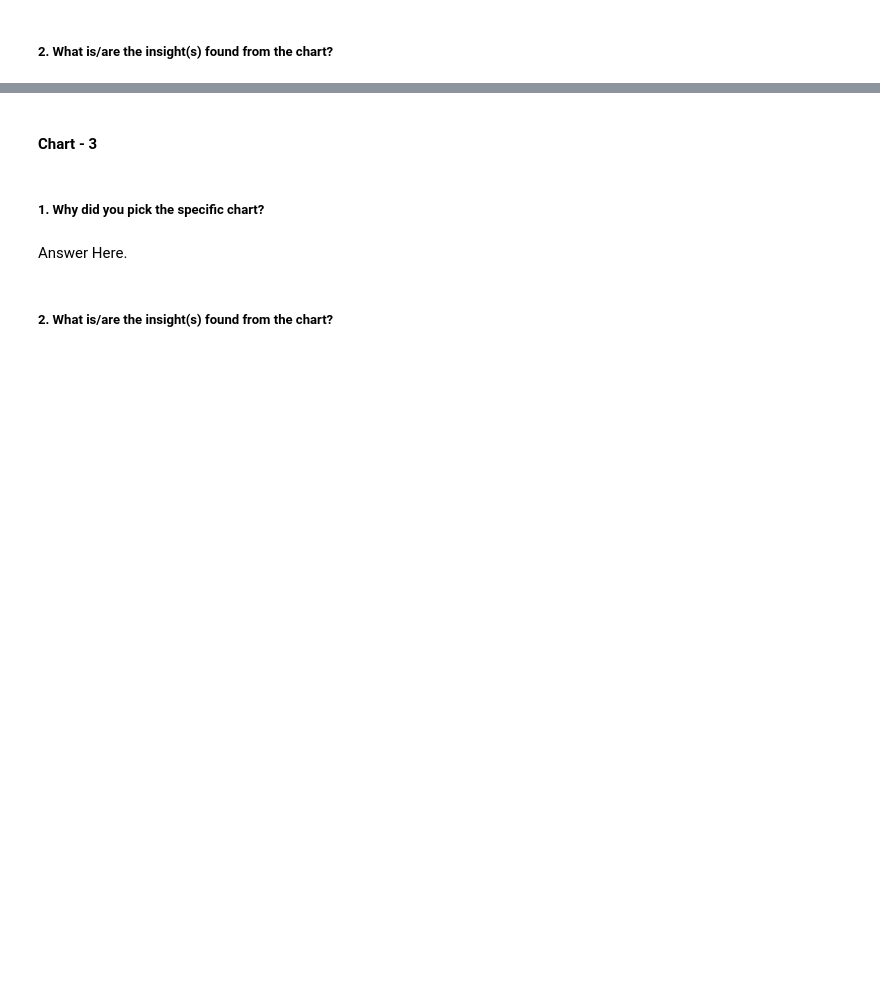
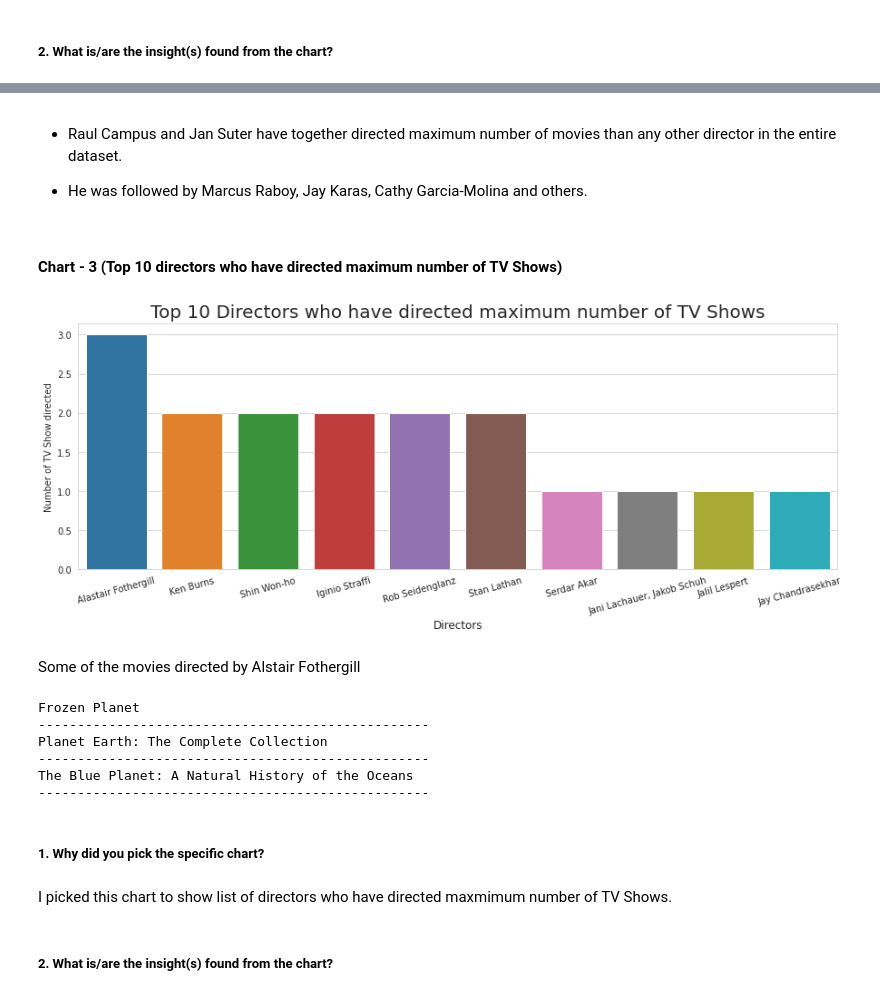
Before and after one commit to Bprs68/Netflix-content-clustering, a Jupyter notebook: Netflix_Movies_and_TV_Show_clustering.ipynb, the cells around one changed output, grey strips where cells are left out. Saved outputs shown, nothing was run; the diff lists cells and outputs as text; code cells hidden in the pictures; blank space fills up the shorter version.

```diff
--- a/Netflix_Movies_and_TV_Show_clustering.ipynb
+++ b/Netflix_Movies_and_TV_Show_clustering.ipynb
@@ -479,2 +607,0 @@ Answer Here
-# %% [markdown]
-#### Chart - 3
@@ -483,6 +608,47 @@ Answer Here
+# %% [markdown]
+*  Raul Campus and Jan Suter have together directed maximum number of movies than any other director in the entire dataset.
+
+* He was followed by Marcus Raboy, Jay Karas, Cathy Garcia-Molina and others.
+# %% [markdown]
+#### Chart - 3 (**Top 10 directors who have directed maximum number of TV Shows**)
+# %%
+# creating a saperate movie df for all movies in data_set
+tv_show_df = df[df['type']=="TV Show"]
+
+# creating a df containg top 10 tv show directors
+top_10_tv_director_df = movie_df['director'].value_counts().head(10).reset_index().rename(columns={'index':'director', 'director':'number_of_tv_shows'})
+# %%
+# Chart - 3 visualization code
+# creating barplot
+sns.barplot(data=top_10_tv_director_df, x='director', y='number_of_tv_shows')
+
+#setting title
+plt.title('Top 10 Directors who have directed maximum number of TV Shows', fontsize=20)
+plt.xlabel('Directors', fontsize=12)
+plt.ylabel('Number of TV Show directed', fontsize=10)
+
+# setting xticklabels to 45
+plt.xticks(rotation=15)
+
+plt.show()
+# %% [output]
+[figure, added]
+# %% [markdown]
+Some of the movies directed by Alstair Fothergill
+# %%
+for k in tv_show_df[tv_show_df['director']=='Alastair Fothergill']['title']:
+  print(k)
+  print('-'*50)
+# %% [output]
+Frozen Planet
+--------------------------------------------------
+Planet Earth: The Complete Collection
+--------------------------------------------------
+The Blue Planet: A Natural History of the Oceans
+--------------------------------------------------
 # %% [markdown]
 ##### 1. Why did you pick the specific chart?
-# %% [markdown]
-Answer Here.
+# %% [markdown]
+I picked this chart to show list of directors who have directed maxmimum number of TV Shows.
 # %% [markdown]
 ##### 2. What is/are the insight(s) found from the chart?
```
Also changed, not shown: parts of 71 cells of this notebook.
